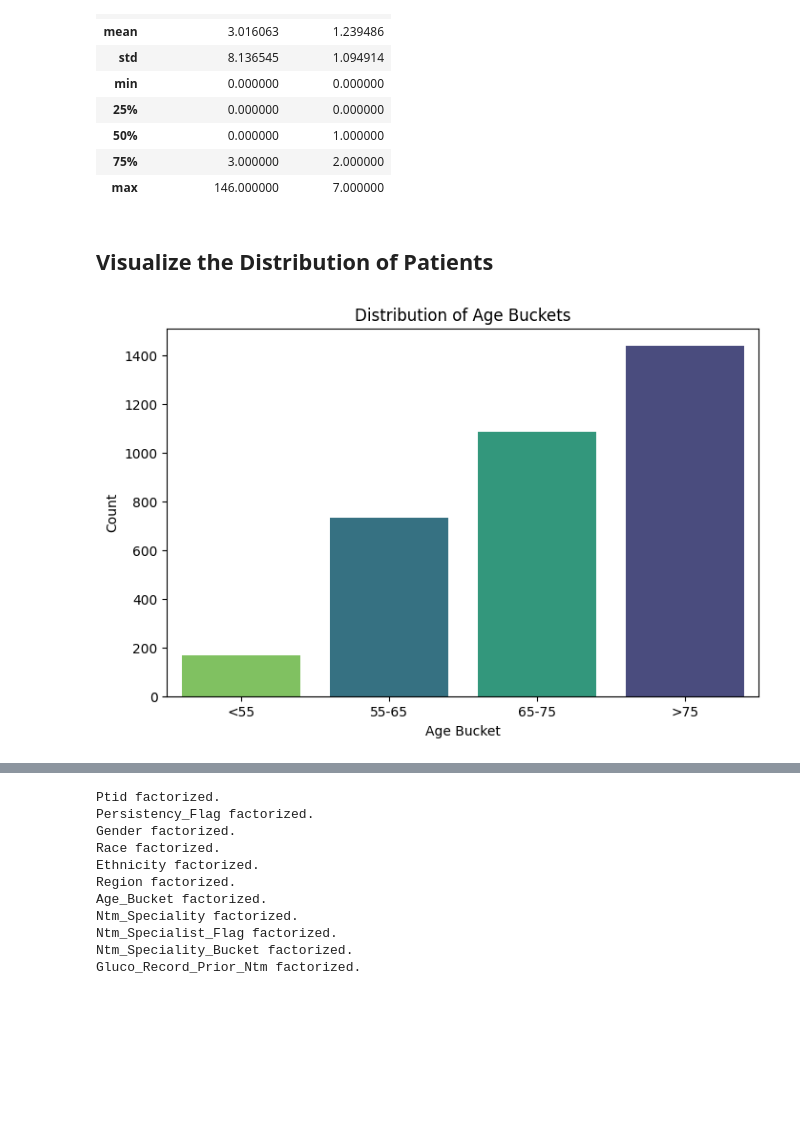
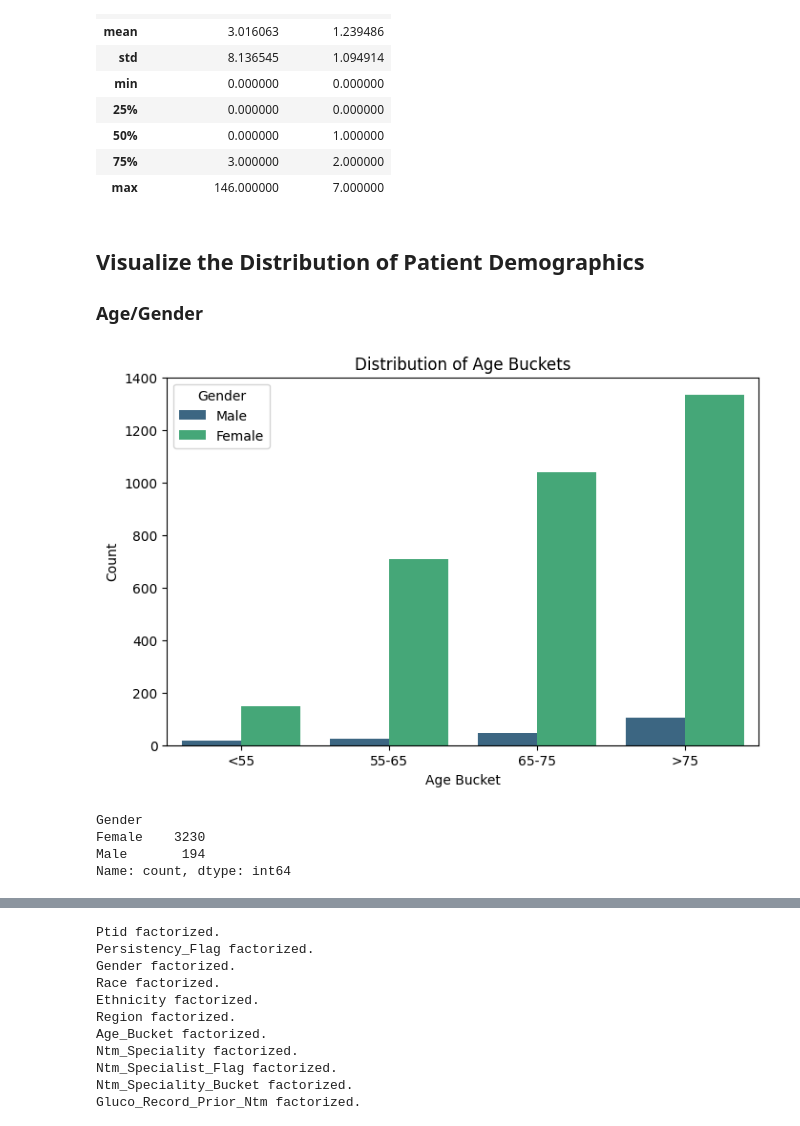
Before and after one commit to matthewiversen/data-glacier-internship, a Jupyter notebook: week-10/notebook.ipynb, the cells around one changed output, grey strips where cells are left out. Cells and saved outputs as stored; diff of their text form; code cells hidden in the pictures; blank space fills up the shorter version.

```diff
--- a/week-10/notebook.ipynb
+++ b/week-10/notebook.ipynb
@@ -212,21 +205,30 @@ df.describe()
 | 75% | 3.000000 | 2.000000 |
 | max | 146.000000 | 7.000000 |
 # %% [markdown]
-## Visualize the Distribution of Patients
+## Visualize the Distribution of Patient Demographics
+### Age/Gender
 # %%
-age_bucket_order = ["<55", "55-65", "65-75", ">75"]
+age_bucket_counts = df["Age_Bucket"].value_counts().sort_values().index
 
 plt.figure(figsize=(8, 5))
 sns.countplot(
     x="Age_Bucket",
     data=df,
-    order=age_bucket_order,
+    order=age_bucket_counts,
     palette="viridis",
-    hue="Age_Bucket",
+    hue="Gender",
 )
+
 plt.title("Distribution of Age Buckets")
 plt.xlabel("Age Bucket")
 plt.ylabel("Count")
 plt.show()
 # %% [output]
-[figure, old version]
+[figure, new version]
+# %%
+df.Gender.value_counts()
+# %% [output]
+Gender
+Female    3230
+Male       194
+Name: count, dtype: int64
```
Also changed, not shown: parts of 24 cells of this notebook, 1 other file.
